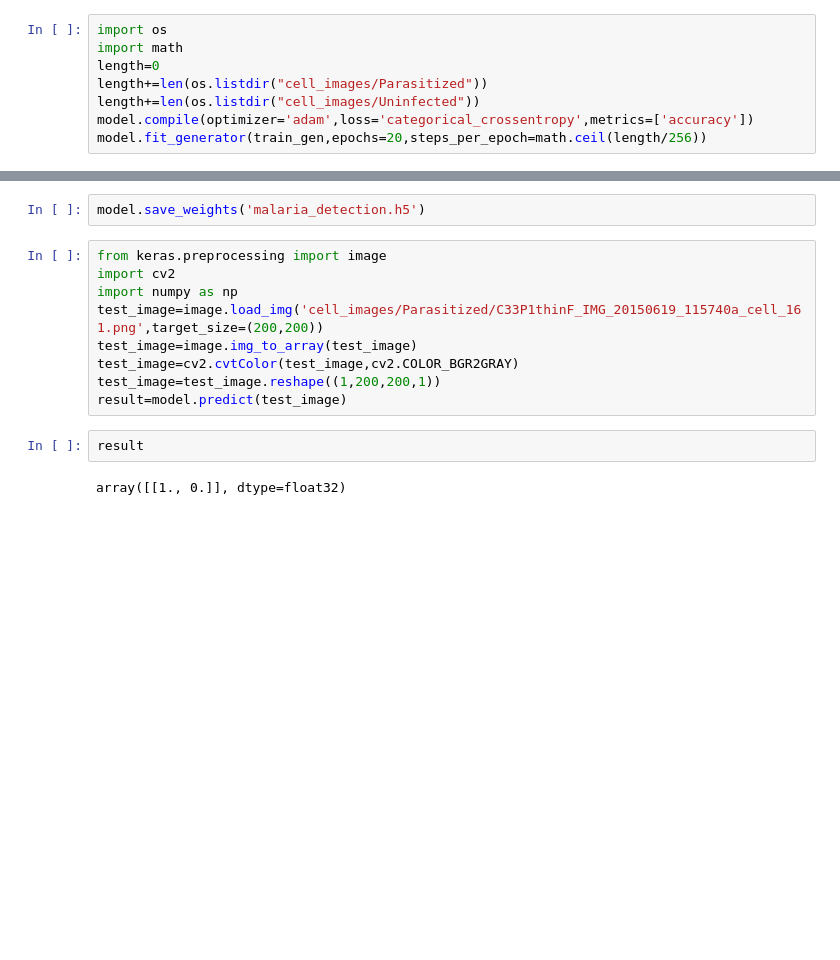
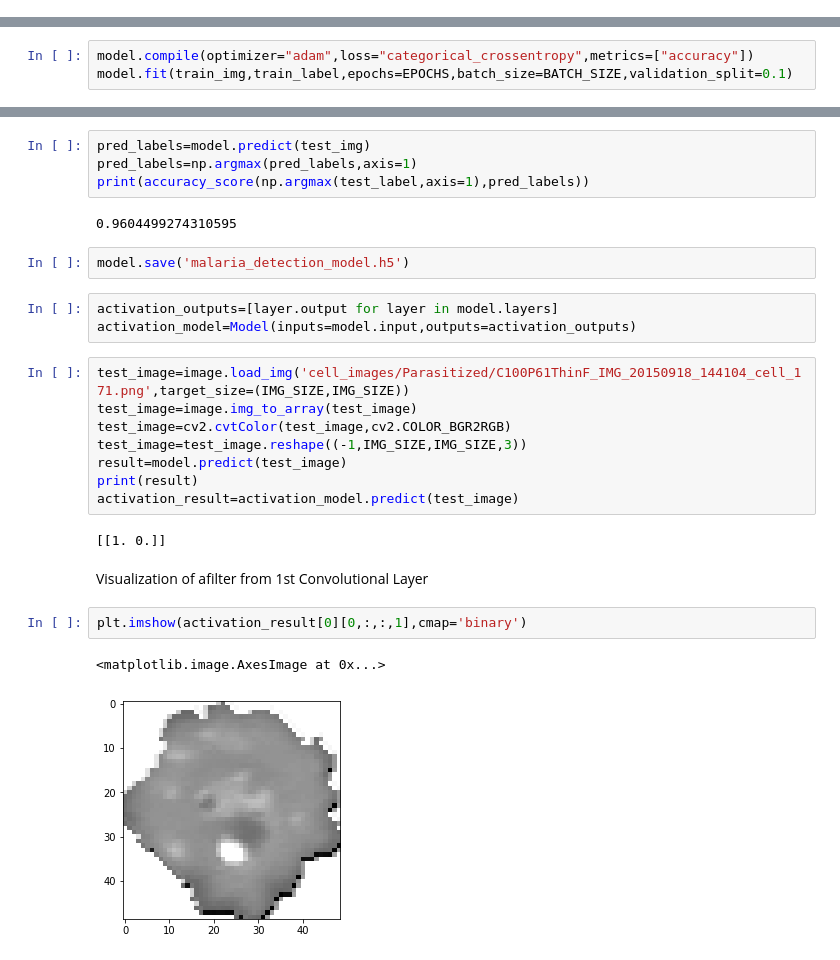
Before and after one commit to Mayur619/Malaria-detection, a Jupyter notebook: Malaria_detection.ipynb, the cells around one changed output, grey strips where cells are left out. Saved outputs shown, nothing was run; the diff lists cells and outputs as text; blank space fills up the shorter version.

```diff
--- a/Malaria_detection.ipynb
+++ b/Malaria_detection.ipynb
@@ -75,8 +121,0 @@ W0722 04:33:12.182092 140372844476288 deprecation_wrapper.py:119] From /usr/loca
-# %%
-import os
-import math
-length=0
-length+=len(os.listdir("cell_images/Parasitized"))
-length+=len(os.listdir("cell_images/Uninfected"))
-model.compile(optimizer='adam',loss='categorical_crossentropy',metrics=['accuracy'])
-model.fit_generator(train_gen,epochs=20,steps_per_epoch=math.ceil(length/256))
@@ -109,0 +122,3 @@ Epoch 20/20
+# %%
+model.compile(optimizer="adam",loss="categorical_crossentropy",metrics=["accuracy"])
+model.fit(train_img,train_label,epochs=EPOCHS,batch_size=BATCH_SIZE,validation_split=0.1)
@@ -110,15 +144,28 @@ Epoch 20/20
+# %%
+pred_labels=model.predict(test_img)
+pred_labels=np.argmax(pred_labels,axis=1)
+print(accuracy_score(np.argmax(test_label,axis=1),pred_labels))
+# %% [output]
+0.9604499274310595
 # %%
-model.save_weights('malaria_detection.h5')
+model.save('malaria_detection_model.h5')
+# %%
+activation_outputs=[layer.output for layer in model.layers]
+activation_model=Model(inputs=model.input,outputs=activation_outputs)
 # %%
-from keras.preprocessing import image
-import cv2
-import numpy as np
-test_image=image.load_img('cell_images/Parasitized/C33P1thinF_IMG_20150619_115740a_cell_161.png',target_size=(200,200))
+test_image=image.load_img('cell_images/Parasitized/C100P61ThinF_IMG_20150918_144104_cell_171.png',target_size=(IMG_SIZE,IMG_SIZE))
 test_image=image.img_to_array(test_image)
-test_image=cv2.cvtColor(test_image,cv2.COLOR_BGR2GRAY)
-test_image=test_image.reshape((1,200,200,1))
+test_image=cv2.cvtColor(test_image,cv2.COLOR_BGR2RGB)
+test_image=test_image.reshape((-1,IMG_SIZE,IMG_SIZE,3))
 result=model.predict(test_image)
+print(result)
+activation_result=activation_model.predict(test_image)
+# %% [output]
+[[1. 0.]]
-# %%
-result
-# %% [output]
-array([[1., 0.]], dtype=float32)
+# %% [markdown]
+Visualization of afilter from 1st Convolutional Layer
+# %%
+plt.imshow(activation_result[0][0,:,:,1],cmap='binary')
+# %% [output]
+<matplotlib.image.AxesImage at 0x...>
+[figure, added]
```
Also changed, not shown: parts of 12 cells of this notebook.
